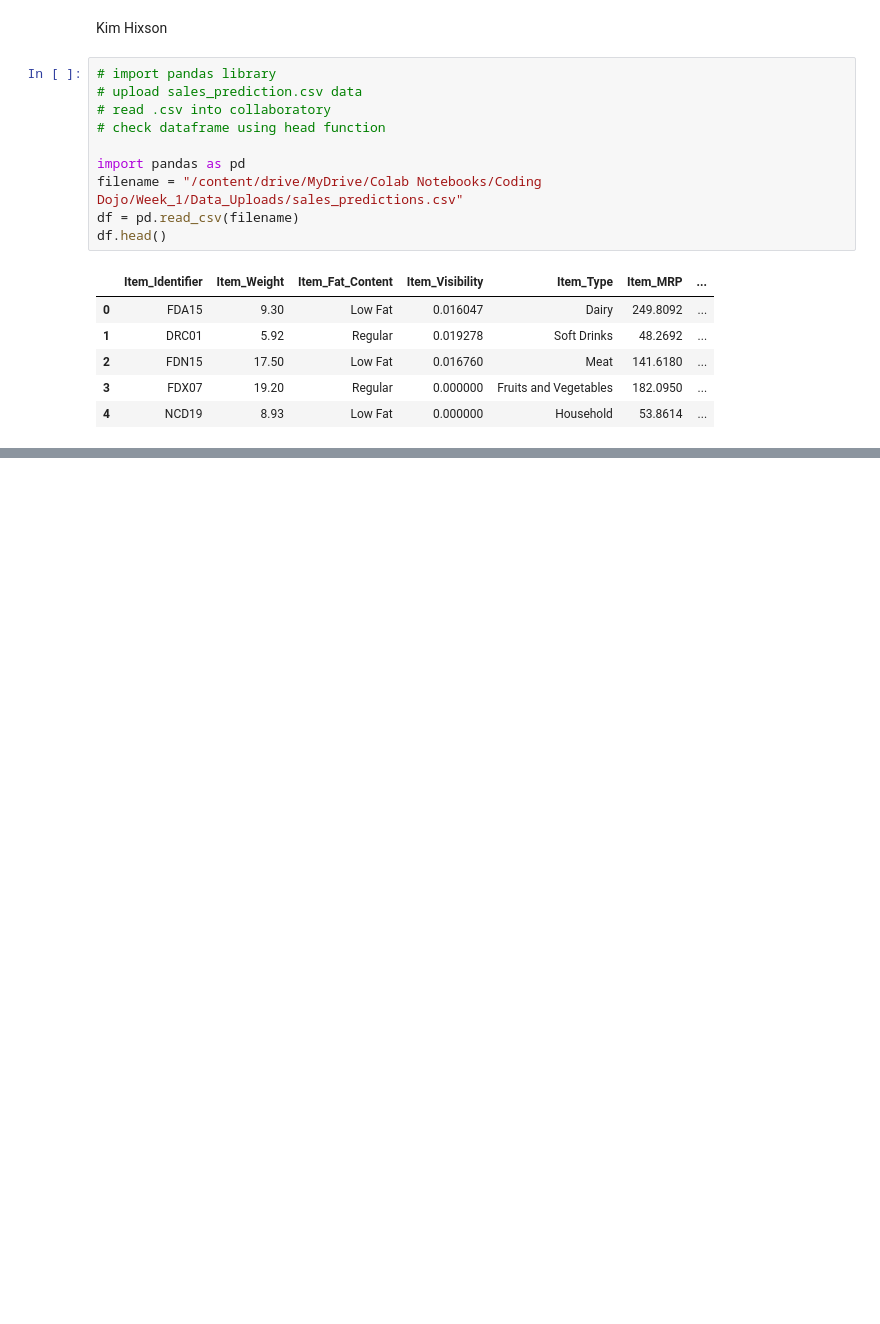
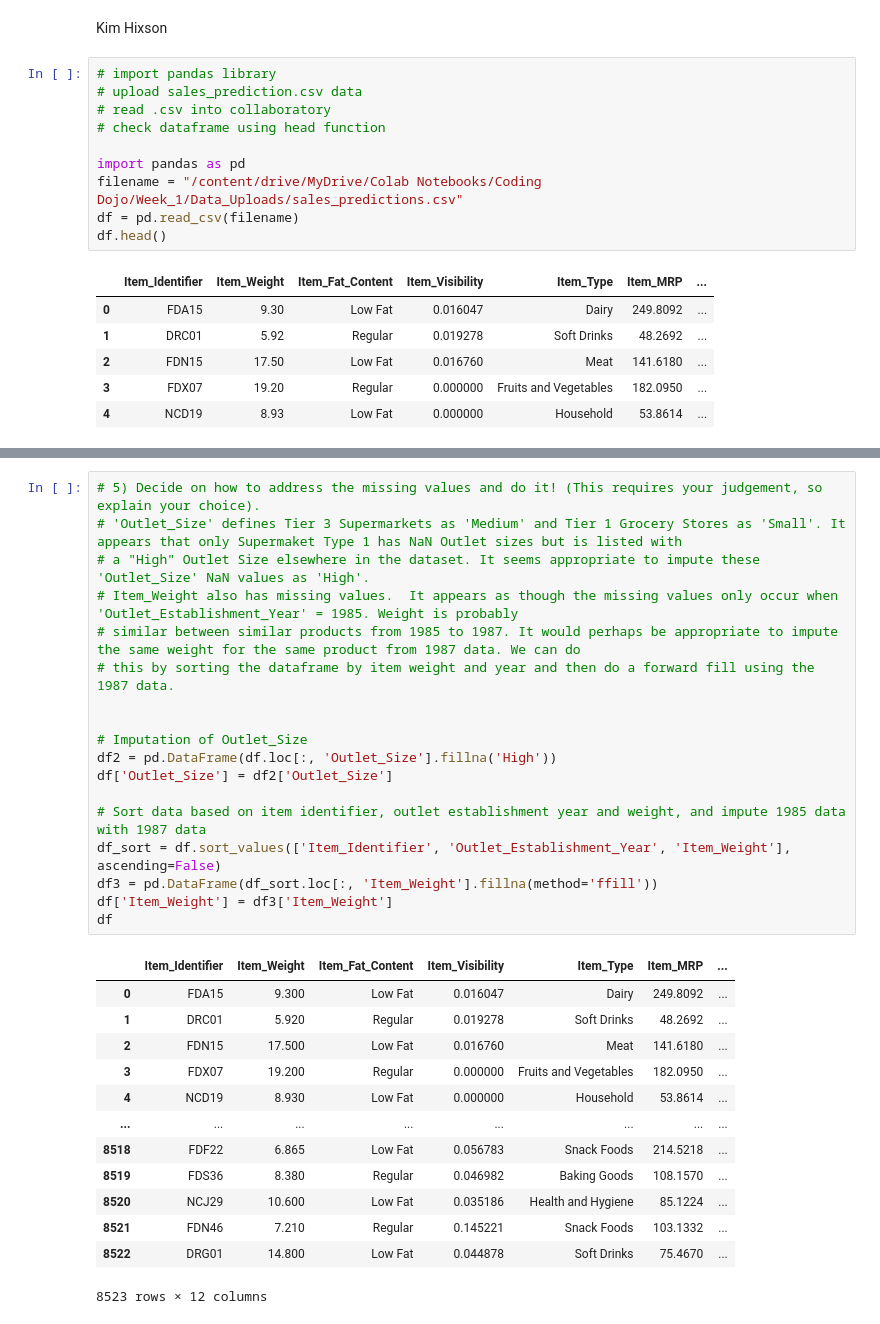
Before and after one commit to khixson1/Food_Sales_Prediction, a Jupyter notebook: Food_Sales_Predictions.ipynb, the cells around one changed output, grey strips where cells are left out. Saved outputs shown, nothing was run; the diff lists cells and outputs as text; blank space fills up the shorter version.

```diff
--- a/Food_Sales_Predictions.ipynb
+++ b/Food_Sales_Predictions.ipynb
@@ -21,0 +112,32 @@ df.head()
+# %%
+# 5) Decide on how to address the missing values and do it! (This requires your judgement, so explain your choice).
+# 'Outlet_Size' defines Tier 3 Supermarkets as 'Medium' and Tier 1 Grocery Stores as 'Small'. It appears that only Supermaket Type 1 has NaN Outlet sizes but is listed with
+# a "High" Outlet Size elsewhere in the dataset. It seems appropriate to impute these 'Outlet_Size' NaN values as 'High'.
+# Item_Weight also has missing values.  It appears as though the missing values only occur when 'Outlet_Establishment_Year' = 1985. Weight is probably
+# similar between similar products from 1985 to 1987. It would perhaps be appropriate to impute the same weight for the same product from 1987 data. We can do
+# this by sorting the dataframe by item weight and year and then do a forward fill using the 1987 data.
+
+
+# Imputation of Outlet_Size
+df2 = pd.DataFrame(df.loc[:, 'Outlet_Size'].fillna('High'))
+df['Outlet_Size'] = df2['Outlet_Size']
+
+# Sort data based on item identifier, outlet establishment year and weight, and impute 1985 data with 1987 data
+df_sort = df.sort_values(['Item_Identifier', 'Outlet_Establishment_Year', 'Item_Weight'], ascending=False)
+df3 = pd.DataFrame(df_sort.loc[:, 'Item_Weight'].fillna(method='ffill'))
+df['Item_Weight'] = df3['Item_Weight']
+df
+# %% [output]
+|  | Item_Identifier | Item_Weight | Item_Fat_Content | Item_Visibility | Item_Type | Item_MRP | ... |
+| 0 | FDA15 | 9.300 | Low Fat | 0.016047 | Dairy | 249.8092 | ... |
+| 1 | DRC01 | 5.920 | Regular | 0.019278 | Soft Drinks | 48.2692 | ... |
+| 2 | FDN15 | 17.500 | Low Fat | 0.016760 | Meat | 141.6180 | ... |
+| 3 | FDX07 | 19.200 | Regular | 0.000000 | Fruits and Vegetables | 182.0950 | ... |
+| 4 | NCD19 | 8.930 | Low Fat | 0.000000 | Household | 53.8614 | ... |
+| ... | ... | ... | ... | ... | ... | ... | ... |
+| 8518 | FDF22 | 6.865 | Low Fat | 0.056783 | Snack Foods | 214.5218 | ... |
+| 8519 | FDS36 | 8.380 | Regular | 0.046982 | Baking Goods | 108.1570 | ... |
+| 8520 | NCJ29 | 10.600 | Low Fat | 0.035186 | Health and Hygiene | 85.1224 | ... |
+| 8521 | FDN46 | 7.210 | Regular | 0.145221 | Snack Foods | 103.1332 | ... |
+| 8522 | DRG01 | 14.800 | Low Fat | 0.044878 | Soft Drinks | 75.4670 | ... |
+8523 rows × 12 columns
```
Also changed, not shown: parts of 9 cells of this notebook.
